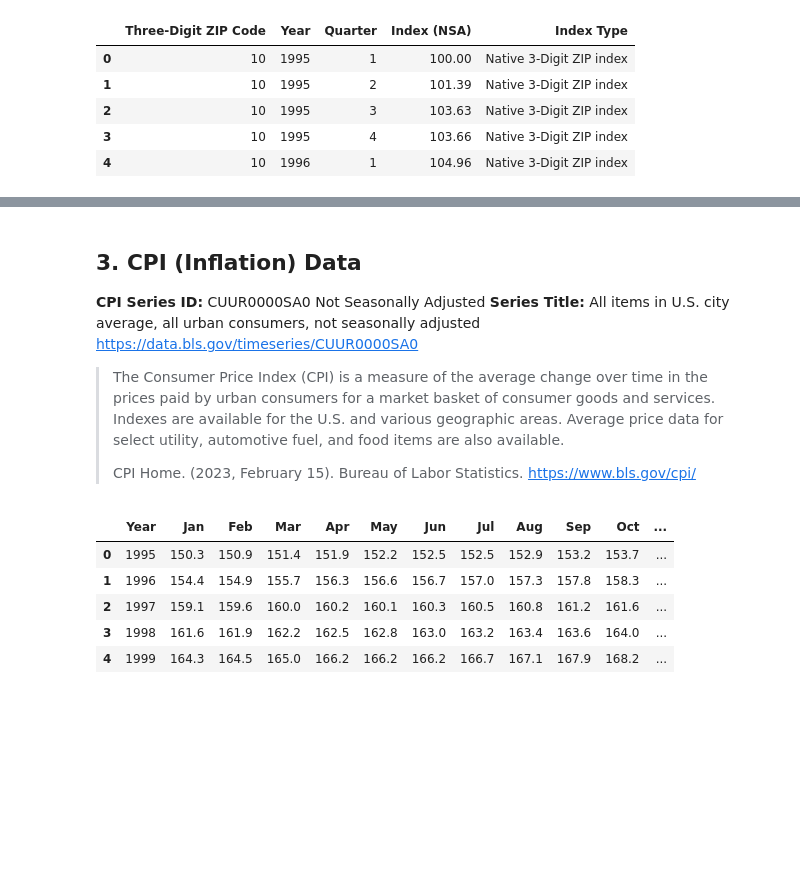
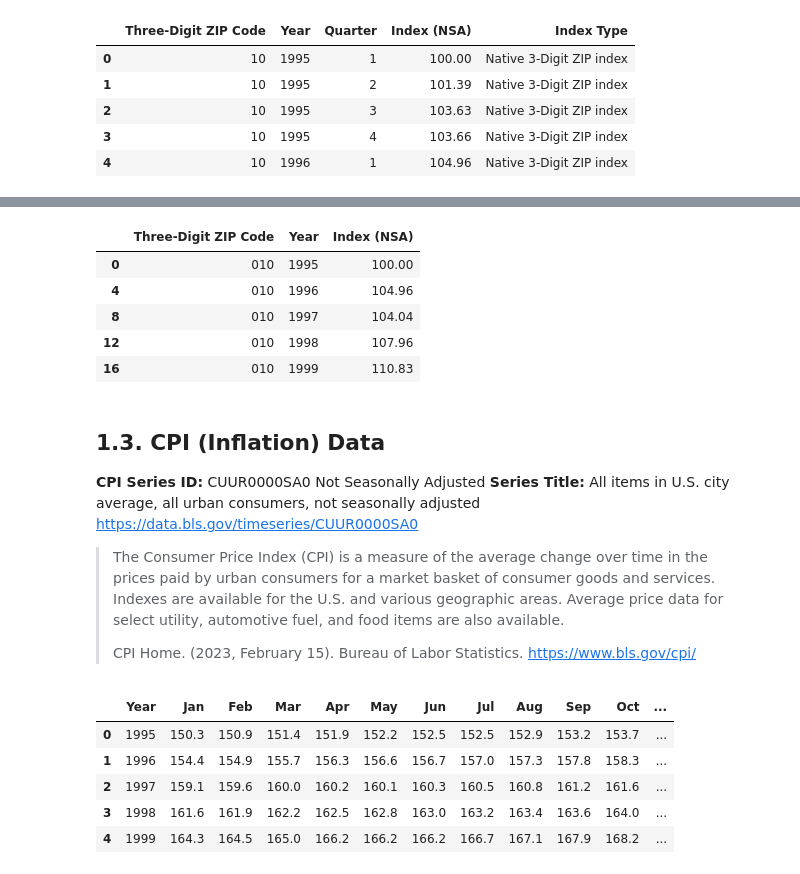
Before and after one commit to amswanson333/BAH_Machine_Learning, a Jupyter notebook: data_fusion.ipynb, the cells around one changed output, grey strips where cells are left out. Saved outputs shown, nothing was run; the diff lists cells and outputs as text; code cells hidden in the pictures; blank space fills up the shorter version.

```diff
--- a/data_fusion.ipynb
+++ b/data_fusion.ipynb
@@ -149,2 +166,20 @@ hpi_df.drop(hpi_df.loc[hpi_df["Index Type"]!="Native 3-Digit ZIP index"].index,
+# %%
+# change three-digit ZIP to string datatype
+hpi_df["Three-Digit ZIP Code"] = hpi_df["Three-Digit ZIP Code"].astype("string")
+
+# add leading zero to the three digit codes
+hpi_df["Three-Digit ZIP Code"] = hpi_df["Three-Digit ZIP Code"].str.zfill(3)
+
+# drop index type column
+hpi_df.drop(labels="Index Type", axis=1, inplace=True)
+
+hpi_df.head()
+# %% [output]
+|  | Three-Digit ZIP Code | Year | Index (NSA) |
+| 0 | 010 | 1995 | 100.00 |
+| 4 | 010 | 1996 | 104.96 |
+| 8 | 010 | 1997 | 104.04 |
+| 12 | 010 | 1998 | 107.96 |
+| 16 | 010 | 1999 | 110.83 |
 # %%
 # save the dataframe to a CSV
@@ -152,5 +187,5 @@ hpi_df.to_csv(os.path.join(hpi_path, "hpi_df.csv"))
 # %% [markdown]
-## 3. CPI (Inflation) Data
+## 1.3. CPI (Inflation) Data
 
 **CPI Series ID:** CUUR0000SA0
 Not Seasonally Adjusted
```
Also changed, not shown: parts of 11 cells of this notebook.
